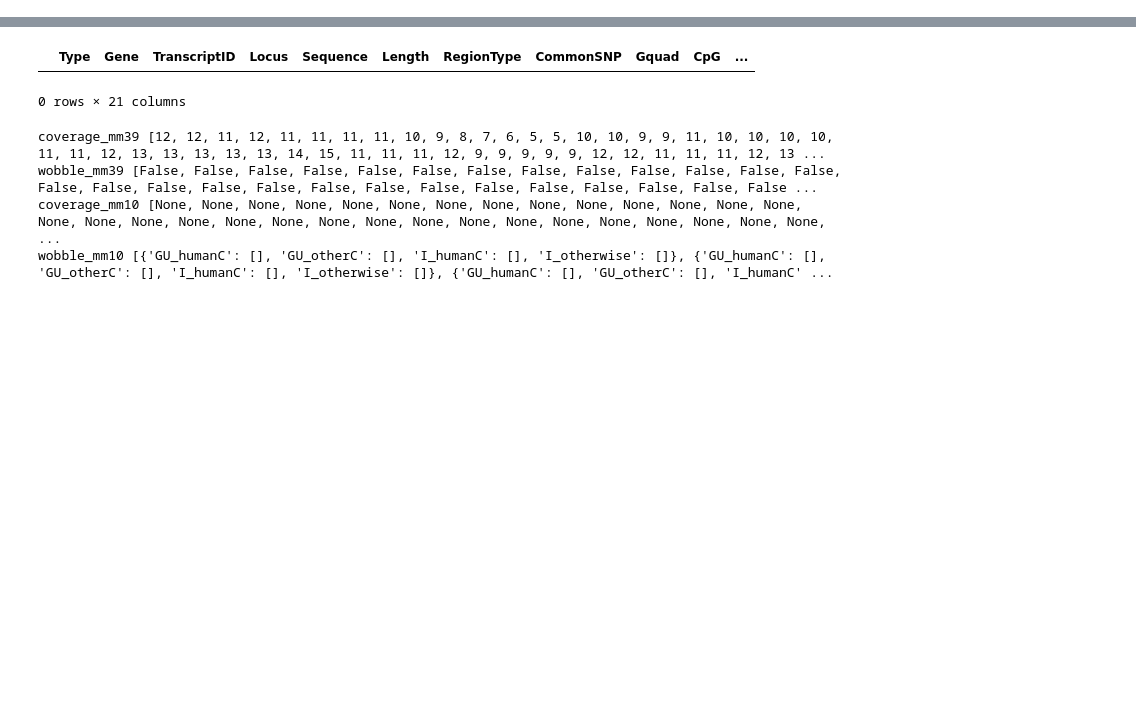
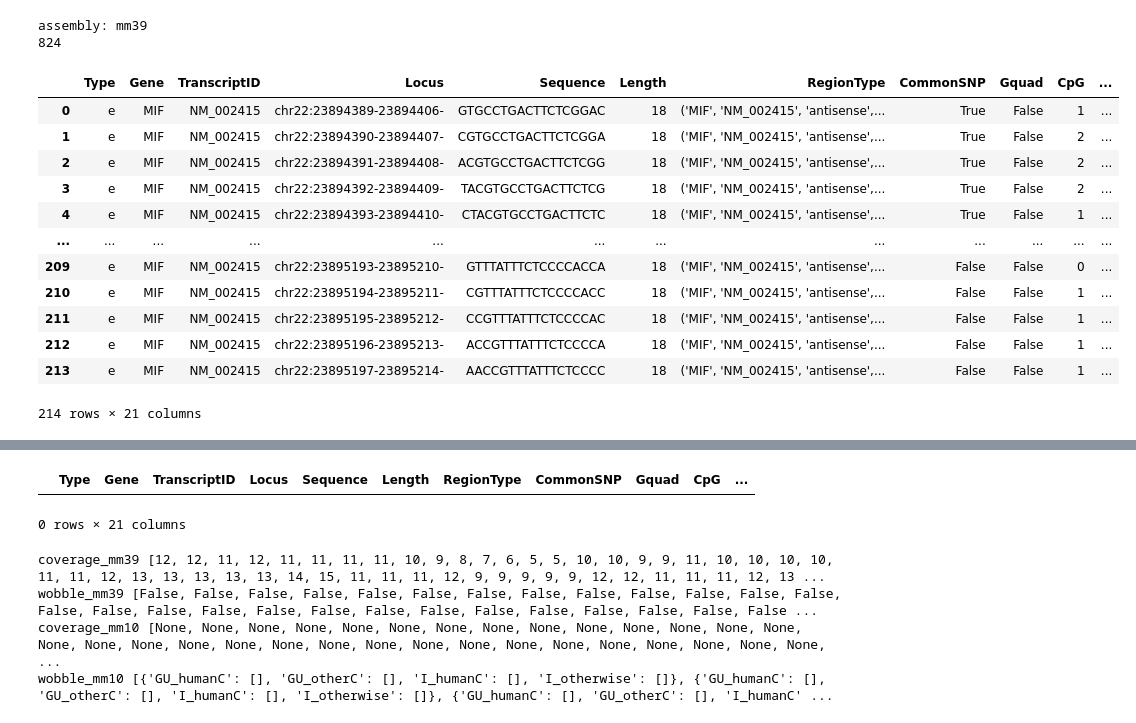
Before and after one commit to Planet-KIM/ASOPIPE, a Jupyter notebook: notebook/gapmer.ipynb, the cells around one changed output, grey strips where cells are left out. Saved outputs shown, nothing was run; the diff lists cells and outputs as text; code cells hidden in the pictures; blank space fills up the shorter version.

Commit message:
[add] add the gapmer pipeline

```diff
--- a/notebook/gapmer.ipynb
+++ b/notebook/gapmer.ipynb
@@ -195,0 +184,64 @@ def gapmer(result, middle_size=10, gapmer_coord='',target_assembly=["mm39"]):
+# %%
+target_assembly=['mm39']
+gapmer_json = gapmer(result=result, middle_size=10, gapmer_coord='', target_assembly=target_assembly)
+
+def filter_gapmer(result, species_prefix="gapmer_filtered",
+                       keep_rule=None):
+    """
+    ▸ species_prefix 로 시작하는 키들만 '종'으로 간주하여 필터링한다.
+      (== gapmer_filtered_* 컬럼끼리 비교)
+    ▸ 기본 keep_rule = 한 종이라도 True → keep
+
+    매개변수
+    ----------
+    gapmer_json : dict
+        입력 딕셔너리
+    species_prefix : str
+        종 키를 식별하는 접두어 (기본: "gapmer_filtered")
+    keep_rule : callable 또는 None
+        각 행의 [bool, bool, ...] 리스트를 받아 True/False 를 반환.
+        • None → any(vals)  (한 개라도 True면 keep)
+        • 예) lambda vals: all(vals)   # 모든 종이 True여야 keep
+    """
+    # 1) 종(key) 목록: prefix 로 시작하는 키
+    species_keys = [k for k in result if k.startswith(species_prefix)]
+    if not species_keys:
+        raise ValueError(f"'{species_prefix}' 로 시작하는 키가 없습니다.")
+
+    # 2) 길이 일치 여부 확인
+    n = len(result[species_keys[0]])
+    if not all(isinstance(v, list) and len(v) == n for v in result.values()):
+        raise ValueError("모든 리스트의 길이가 일치해야 합니다.")
+
+    # 3) keep_rule 기본값: 한 개라도 True → keep
+    if keep_rule is None:
+        keep_rule = lambda vals: any(vals)
+
+    # 4) keep_mask 계산
+    keep_mask = [
+        bool(keep_rule([result[k][i] for k in species_keys]))
+        for i in range(n)
+    ]
+
+    # 5) 마스킹 적용 후 새 dict 반환
+    return {
+        k: [v for v, keep in zip(lst, keep_mask) if keep]
+        for k, lst in result.items()
+    }
+pd.DataFrame(filter_gapmer(gapmer_json))
+# %% [output]
+assembly: mm39
+824
+|  | Type | Gene | TranscriptID | Locus | Sequence | Length | RegionType | CommonSNP | Gquad | CpG | ... |
+| 0 | e | MIF | NM_002415 | chr22:23894389-23894406- | GTGCCTGACTTCTCGGAC | 18 | ('MIF', 'NM_002415', 'antisense',... | True | False | 1 | ... |
+| 1 | e | MIF | NM_002415 | chr22:23894390-23894407- | CGTGCCTGACTTCTCGGA | 18 | ('MIF', 'NM_002415', 'antisense',... | True | False | 2 | ... |
+| 2 | e | MIF | NM_002415 | chr22:23894391-23894408- | ACGTGCCTGACTTCTCGG | 18 | ('MIF', 'NM_002415', 'antisense',... | True | False | 2 | ... |
+| 3 | e | MIF | NM_002415 | chr22:23894392-23894409- | TACGTGCCTGACTTCTCG | 18 | ('MIF', 'NM_002415', 'antisense',... | True | False | 2 | ... |
+| 4 | e | MIF | NM_002415 | chr22:23894393-23894410- | CTACGTGCCTGACTTCTC | 18 | ('MIF', 'NM_002415', 'antisense',... | True | False | 1 | ... |
+| ... | ... | ... | ... | ... | ... | ... | ... | ... | ... | ... | ... |
+| 209 | e | MIF | NM_002415 | chr22:23895193-23895210- | GTTTATTTCTCCCCACCA | 18 | ('MIF', 'NM_002415', 'antisense',... | False | False | 0 | ... |
+| 210 | e | MIF | NM_002415 | chr22:23895194-23895211- | CGTTTATTTCTCCCCACC | 18 | ('MIF', 'NM_002415', 'antisense',... | False | False | 1 | ... |
+| 211 | e | MIF | NM_002415 | chr22:23895195-23895212- | CCGTTTATTTCTCCCCAC | 18 | ('MIF', 'NM_002415', 'antisense',... | False | False | 1 | ... |
+| 212 | e | MIF | NM_002415 | chr22:23895196-23895213- | ACCGTTTATTTCTCCCCA | 18 | ('MIF', 'NM_002415', 'antisense',... | False | False | 1 | ... |
+| 213 | e | MIF | NM_002415 | chr22:23895197-23895214- | AACCGTTTATTTCTCCCC | 18 | ('MIF', 'NM_002415', 'antisense',... | False | False | 1 | ... |
+214 rows × 21 columns
```
Also changed, not shown: parts of 7 cells of this notebook, 3 other files.
